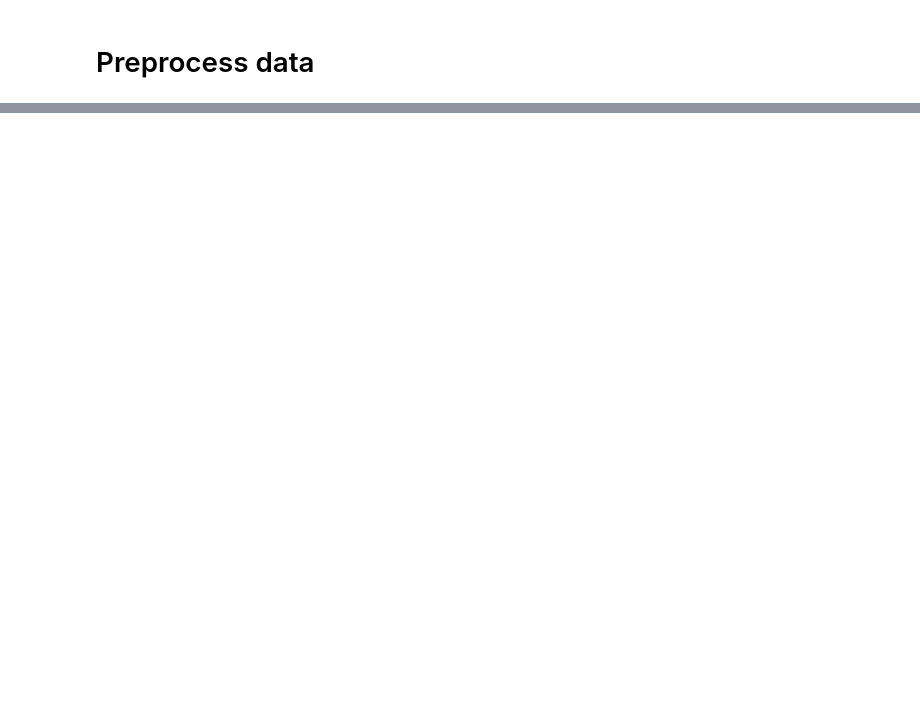
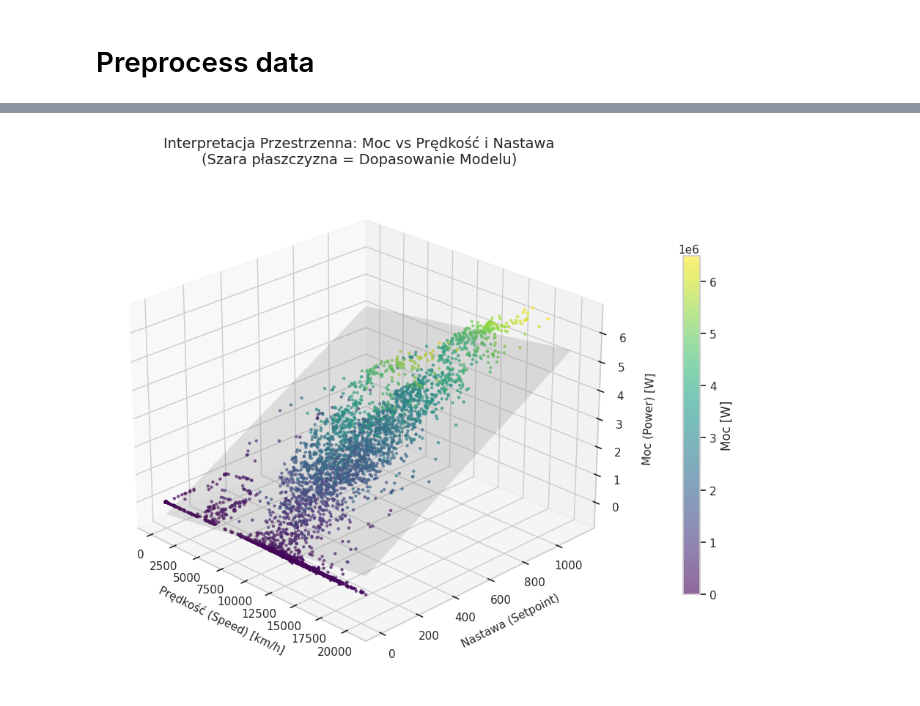
Before and after one commit to mechasB/Feed_Forward_Motor_Project, a Jupyter notebook: src/regression_method.ipynb, the cells around one changed output, grey strips where cells are left out. Drawn from its saved outputs; the diff is of its cells as text; code cells hidden in the pictures; blank space fills up the shorter version.

```diff
--- a/src/regression_method.ipynb
+++ b/src/regression_method.ipynb
@@ -80,0 +205,63 @@ Success! New file saved to: ../data/final_data.csv
+# %%
+# 1. WCZYTANIE DANYCH
+if 'merged' not in locals():
+    try:
+        merged = pd.read_csv('final_data.csv')
+    except FileNotFoundError:
+        print("Błąd: Brak pliku danych. Uruchom najpierw blok przetwarzania.")
+
+# 2. PRZYGOTOWANIE DANYCH (Stackowanie 3 kół w jedną listę)
+# Tworzymy trójki: (Speed, Setpoint, Power) dla każdego pomiaru ze wszystkich kół
+X_speed_all = pd.concat([merged['speed_fr'], merged['speed_rl'], merged['speed_rr']], ignore_index=True)
+Y_setpoint_all = pd.concat([merged['setpoint_fr'], merged['setpoint_rl'], merged['setpoint_rr']], ignore_index=True)
+Z_power_all = pd.concat([merged['power'], merged['power'], merged['power']], ignore_index=True)
+
+# 3. SAMPLING (Ograniczenie liczby punktów dla czytelności wykresu)
+# Wykresy 3D stają się nieczytelne przy >10k punktów. Losujemy 5000 próbek.
+if len(X_speed_all) > 5000:
+    sample_idx = np.random.choice(X_speed_all.index, 5000, replace=False)
+else:
+    sample_idx = X_speed_all.index
+
+xs = X_speed_all.iloc[sample_idx] # Oś X: Prędkość
+ys = Y_setpoint_all.iloc[sample_idx] # Oś Y: Nastawa
+zs = Z_power_all.iloc[sample_idx] # Oś Z: Moc
+
+# 4. KONFIGURACJA WYKRESU 3D
+fig = plt.figure(figsize=(12, 10))
+ax = fig.add_subplot(111, projection='3d')
+
+# Rysujemy punkty danych (Scatter plot)
+img = ax.scatter(xs, ys, zs, c=zs, cmap='viridis', s=5, alpha=0.6, label='Pomiary')
+
+# 5. DODANIE POWIERZCHNI TEORETYCZNEJ (Model Fizyczny)
+v_mesh = np.linspace(xs.min(), xs.max(), 30)
+s_mesh = np.linspace(ys.min(), ys.max(), 30)
+V, S = np.meshgrid(v_mesh, s_mesh)
+
+
+temp_model = make_pipeline(LinearRegression())
+temp_model.fit(np.column_stack((xs, ys)), zs)
+
+# Przewidujemy moc dla każdego punktu siatki
+Z_surf = temp_model.predict(np.column_stack((V.ravel(), S.ravel()))).reshape(V.shape)
+
+# Rysujemy powierzchnię
+ax.plot_surface(V, S, Z_surf, color='gray', alpha=0.2, rstride=1, cstride=1, edgecolor='none')
+
+# Opisy osi i tytuł
+ax.set_xlabel('\nPrędkość (Speed) [km/h]', fontsize=11)
+ax.set_ylabel('\nNastawa (Setpoint)', fontsize=11)
+ax.set_zlabel('\nMoc (Power) [W]', fontsize=11)
+ax.set_title('Interpretacja Przestrzenna: Moc vs Prędkość i Nastawa\n(Szara płaszczyzna = Dopasowanie Modelu)', fontsize=14)
+
+# Dodanie paska kolorów (legenda mocy)
+cbar = fig.colorbar(img, ax=ax, pad=0.1, shrink=0.6)
+cbar.set_label('Moc [W]')
+
+# Ustawienie kąta widzenia (możesz eksperymentować z tymi wartościami)
+ax.view_init(elev=25, azim=-45)
+
+plt.show()
+# %% [output]
+[figure, added]
```
Also changed, not shown: parts of 9 cells of this notebook.
